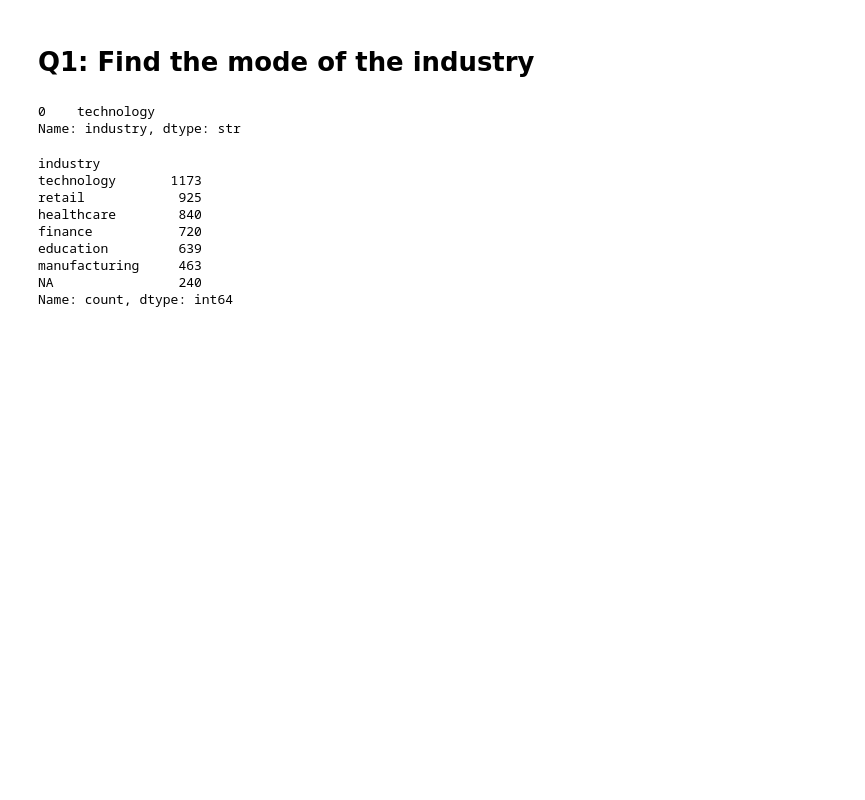
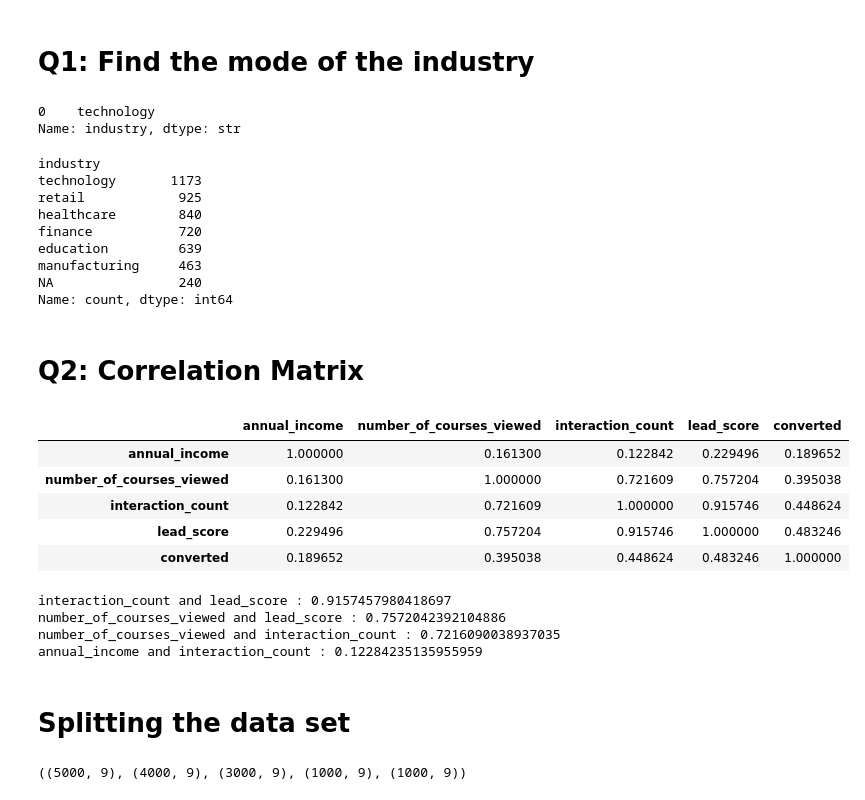
Before and after one commit to reyonecy/Machine-Learning-Zoom, a Jupyter notebook: 03-classification/03-classification-homework.ipynb, the cells around one changed output. Drawn from its saved outputs; the diff is of its cells as text; code cells hidden in the pictures; blank space fills up the shorter version.

```diff
--- a/03-classification/03-classification-homework.ipynb
+++ b/03-classification/03-classification-homework.ipynb
@@ -114,3 +92,41 @@ education         639
 manufacturing     463
 NA                240
 Name: count, dtype: int64
+# %% [markdown]
+# Q2: Correlation Matrix
+# %%
+numerical_columns = df.select_dtypes(include="number").columns
+
+df[numerical_columns].corr()
+# %% [output]
+|  | annual_income | number_of_courses_viewed | interaction_count | lead_score | converted |
+| annual_income | 1.000000 | 0.161300 | 0.122842 | 0.229496 | 0.189652 |
+| number_of_courses_viewed | 0.161300 | 1.000000 | 0.721609 | 0.757204 | 0.395038 |
+| interaction_count | 0.122842 | 0.721609 | 1.000000 | 0.915746 | 0.448624 |
+| lead_score | 0.229496 | 0.757204 | 0.915746 | 1.000000 | 0.483246 |
+| converted | 0.189652 | 0.395038 | 0.448624 | 0.483246 | 1.000000 |
+# %%
+corr = df[numerical_columns].corr()
+
+pairs = [
+    ("interaction_count", "lead_score"),
+    ("number_of_courses_viewed", "lead_score"),
+    ("number_of_courses_viewed", "interaction_count"),
+    ("annual_income", "interaction_count"),
+]
+
+for feature_1, feature_2 in pairs:
+    print(
+        feature_1,
+        "and",
+        feature_2,
+        ":",
+        corr.loc[feature_1, feature_2]
+    )
+# %% [output]
+interaction_count and lead_score : 0.9157457980418697
+number_of_courses_viewed and lead_score : 0.7572042392104886
+number_of_courses_viewed and interaction_count : 0.7216090038937035
+annual_income and interaction_count : 0.12284235135955959
+# %% [markdown]
+# Splitting the data set
@@ -116,0 +143,4 @@ Name: count, dtype: int64
+# %%
+ df.shape , df_full_train.shape , df_train.shape, df_val.shape, df_test.shape
+# %% [output]
+((5000, 9), (4000, 9), (3000, 9), (1000, 9), (1000, 9))
```
Also changed, not shown: parts of 25 cells of this notebook.
